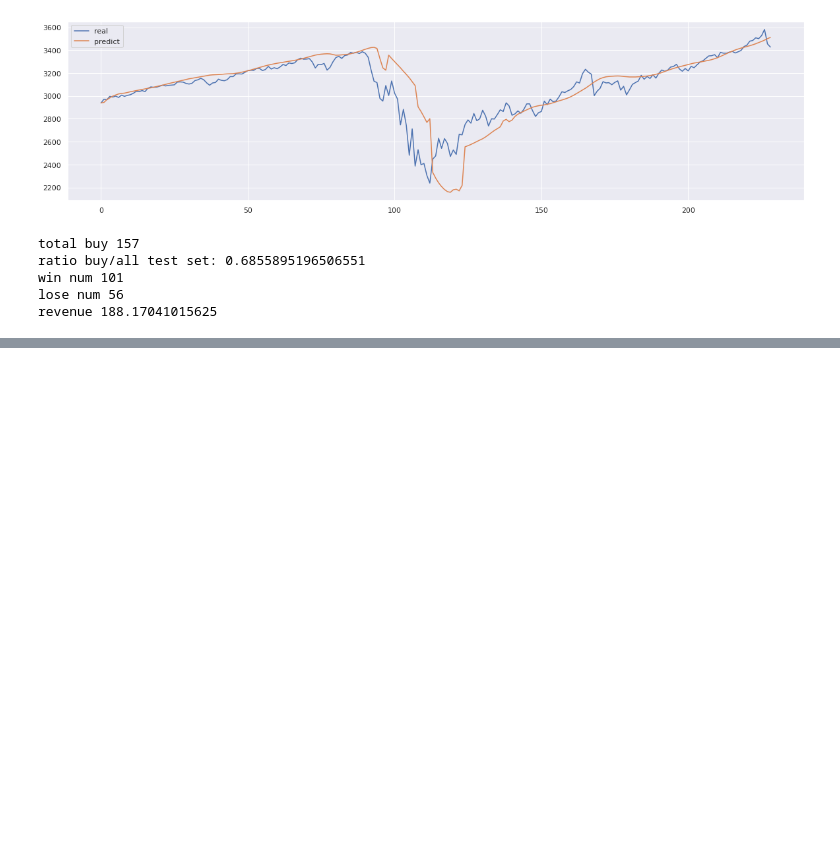
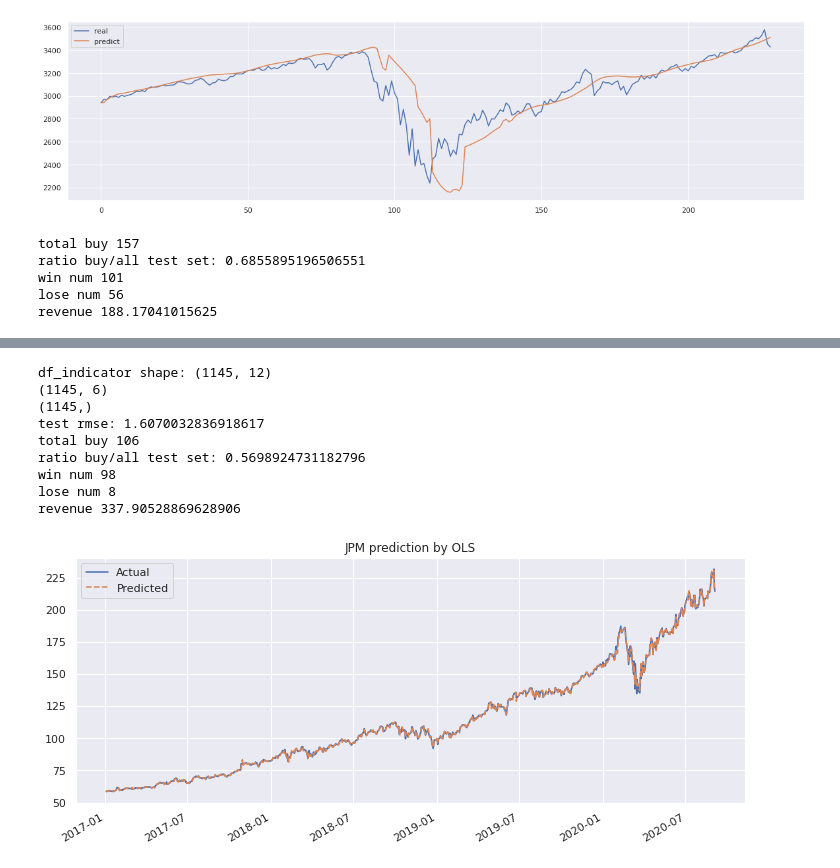
Before and after one commit to duybluemind1988/Data-science, a Jupyter notebook: Time_series/Time_series_all_method_2(multy).ipynb, the cells around one changed output, grey strips where cells are left out. Cells and saved outputs as stored; diff of their text form; code cells hidden in the pictures; blank space fills up the shorter version.

```diff
--- a/Time_series/Time_series_all_method_2(multy).ipynb
+++ b/Time_series/Time_series_all_method_2(multy).ipynb
@@ -1956,0 +1959,12 @@ revenue 188.17041015625
+# %%
+def get_indicators(data):
+    # Get MACD
+    data["macd"], data["macd_signal"], data["macd_hist"] = talib.MACD(data['close'])
+
+    # Get MA10 and MA30
+    data["ma10"] = talib.MA(data["close"], timeperiod=10)
+    data["ma30"] = talib.MA(data["close"], timeperiod=30)
+
+    # Get RSI
+    data["rsi"] = talib.RSI(data["close"])
+    return data
@@ -1956,0 +2069,27 @@ revenue 188.17041015625
+# %%
+stock_code={'Apple':'AAPL', 'Microsoft':'MSFT','Facebook':'Fb','Amazon':'AMZN',
+            'Twitter':'TWTR','SP500':'^GSPC'}
+# %%
+def stock_result(code):
+  df= get_data(stock_code[code],  start_date = '2016-01-01',
+                            end_date='2020-09-05',
+                        index_as_date = True, interval="1d")
+  nflx_df2 = get_indicators(df)
+  df_indicator=nflx_df2
+  df_indicator=df_indicator.drop(['ticker'],axis=1)
+  df_indicator.dropna(inplace=True)
+  print('df_indicator shape:',df_indicator.shape)
+  x=df_indicator.iloc[:,6:]
+  y=df_indicator['adjclose']
+  print(x.shape)
+  print(y.shape)
+  model = LinearRegressionModel()
+  model.learn(x, y, start_date='2017',
+                        end_date='2020', lookback_period=10)
+  model.df_result.plot(
+      title='JPM prediction by OLS',
+      style=['-', '--'], figsize=(12,5));
+  y_test=model.df_result.Actual[-186:]
+  y_test_pred=model.df_result.Predicted[-186:]
+  print('test rmse:', np.sqrt(mean_squared_error(y_test, y_test_pred)))
+  profit(y_test,y_test_pred)
@@ -1956,0 +2109,13 @@ revenue 188.17041015625
+# %%
+stock_result('Microsoft')
+# %% [output]
+df_indicator shape: (1145, 12)
+(1145, 6)
+(1145,)
+test rmse: 1.6070032836918617
+total buy 106
+ratio buy/all test set: 0.5698924731182796
+win num 98
+lose num 8
+revenue 337.90528869628906
+[figure, added]
```
Also changed, not shown: parts of 8 cells of this notebook.
